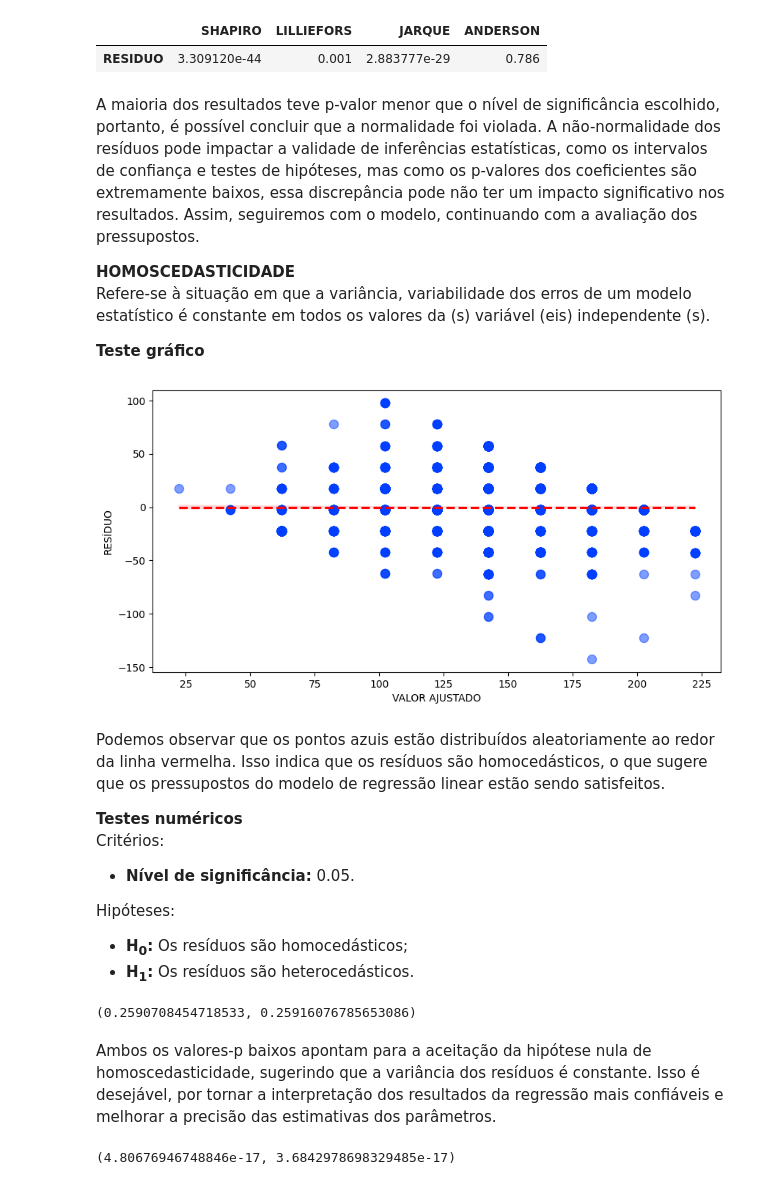
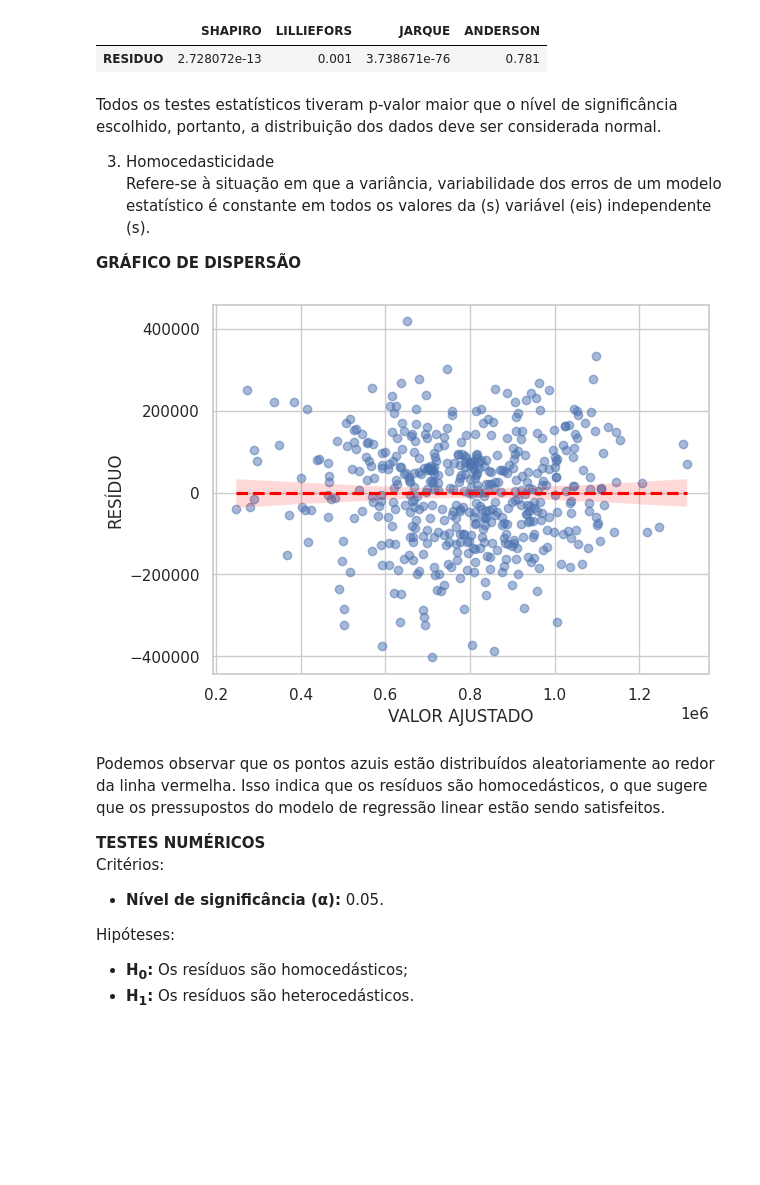
Before and after one commit to pyrataria/data_analytics, a Jupyter notebook: notas_enem_ap2023/notebook/notas_enem_ap2023.ipynb, the cells around one changed output. Saved outputs shown, nothing was run; the diff lists cells and outputs as text; code cells hidden in the pictures; blank space fills up the shorter version.

```diff
--- a/notas_enem_ap2023/notebook/notas_enem_ap2023.ipynb
+++ b/notas_enem_ap2023/notebook/notas_enem_ap2023.ipynb
@@ -500,0 +344,2 @@ Baseado na inspeção visual do gráfico, os resíduos aparentam ser independent
+# %%
+y_train_boxcox, lambda_boxcox = boxcox(y_train.squeeze())
@@ -500,0 +372,7 @@ Baseado na inspeção visual do gráfico, os resíduos aparentam ser independent
+# %%
+# Adiciona uma constante (ou termo de intercepto)
+X_train = sm.add_constant(X_train)
+X_test = sm.add_constant(X_test)
+# %%
+# Criação e treinamento do modelo
+model = sm.OLS(y_train_boxcox, X_train).fit()
@@ -500,0 +423,2 @@ Baseado na inspeção visual do gráfico, os resíduos aparentam ser independent
+# %%
+residuals = model.resid
@@ -536,12 +485,12 @@ O gráfico qq revelou desvio da normalidade nas caudas da distribuição, porém
 # %%
-normalidade(pd.DataFrame(residuos, columns=["RESIDUO"]))
+normalidade(pd.DataFrame(residuals, columns=["RESIDUO"]))
 # %% [output]
 |  | SHAPIRO | LILLIEFORS | JARQUE | ANDERSON |
-| RESIDUO | 3.309120e-44 | 0.001 | 2.883777e-29 | 0.786 |
+| RESIDUO | 2.728072e-13 | 0.001 | 3.738671e-76 | 0.781 |
 # %% [markdown]
-A maioria dos resultados teve p-valor menor que o nível de significância escolhido, portanto, é possível concluir que a normalidade foi violada. A não-normalidade dos resíduos pode impactar a validade de inferências estatísticas, como os intervalos de confiança e testes de hipóteses, mas como os p-valores dos coeficientes são extremamente baixos, essa discrepância pode não ter um impacto significativo nos resultados. Assim, seguiremos com o modelo, continuando com a avaliação dos pressupostos.
+Todos os testes estatísticos tiveram p-valor maior que o nível de significância escolhido, portanto, a distribuição dos dados deve ser considerada normal.
 
-**HOMOSCEDASTICIDADE**
+3) Homocedasticidade
 Refere-se à situação em que a variância, variabilidade dos erros de um modelo estatístico é constante em todos os valores da (s) variável (eis) independente (s).
 
-**Teste gráfico**
+**GRÁFICO DE DISPERSÃO**
@@ -550,38 +497,22 @@ vals_ajusts = modelo.fittedvalues
 # %%
-plt.figure(figsize=fig_size)
-
-# Criar o gráfico de dispersão com linha de tendência usando seaborn
-sns.regplot(x=vals_ajusts, y=residuos, scatter_kws={'s': 75, "alpha": 0.5},
+# Gráfico de dispersão com linha de tendência
+sns.regplot(x=model.fittedvalues, y=residuals, scatter_kws={"alpha": 0.5},
             line_kws={"color": "red", "linestyle": "--"})
 
 # Configurações do layout
 plt.xlabel("VALOR AJUSTADO")
 plt.ylabel("RESÍDUO");
 # %% [output]
-[figure, old version]
+[figure, new version]
 # %% [markdown]
 Podemos observar que os pontos azuis estão distribuídos aleatoriamente ao redor da linha vermelha. Isso indica que os resíduos são homocedásticos, o que sugere que os pressupostos do modelo de regressão linear estão sendo satisfeitos.
 
-**Testes numéricos**
+**TESTES NUMÉRICOS**
 Critérios:
-- **Nível de significância:** 0.05.
+- **Nível de significância (α):** 0.05.
 
 Hipóteses:
 - **H<sub>0</sub>:** Os resíduos são homocedásticos;
 - **H<sub>1</sub>:** Os resíduos são heterocedásticos.
 # %%
 from statsmodels.stats.api import het_breuschpagan, het_white
-# %%
-stat_bp, p_bp, stat_f, p_f  = het_breuschpagan(residuos, modelo.model.exog)
-
-p_bp, p_f
-# %% [output]
-(0.2590708454718533, 0.25916076785653086)
-# %% [markdown]
-Ambos os valores-p baixos apontam para a aceitação da hipótese nula de homoscedasticidade, sugerindo que a variância dos resíduos é constante. Isso é desejável, por tornar a interpretação dos resultados da regressão mais confiáveis e melhorar a precisão das estimativas dos parâmetros.
-# %%
-stat_wt, p_wt, f_stat, f_p = het_white(residuos, modelo.model.exog)
-
-p_wt, f_p
-# %% [output]
-(4.80676946748846e-17, 3.6842978698329485e-17)
```
Also changed, not shown: parts of 154 cells of this notebook, 1 other file.
